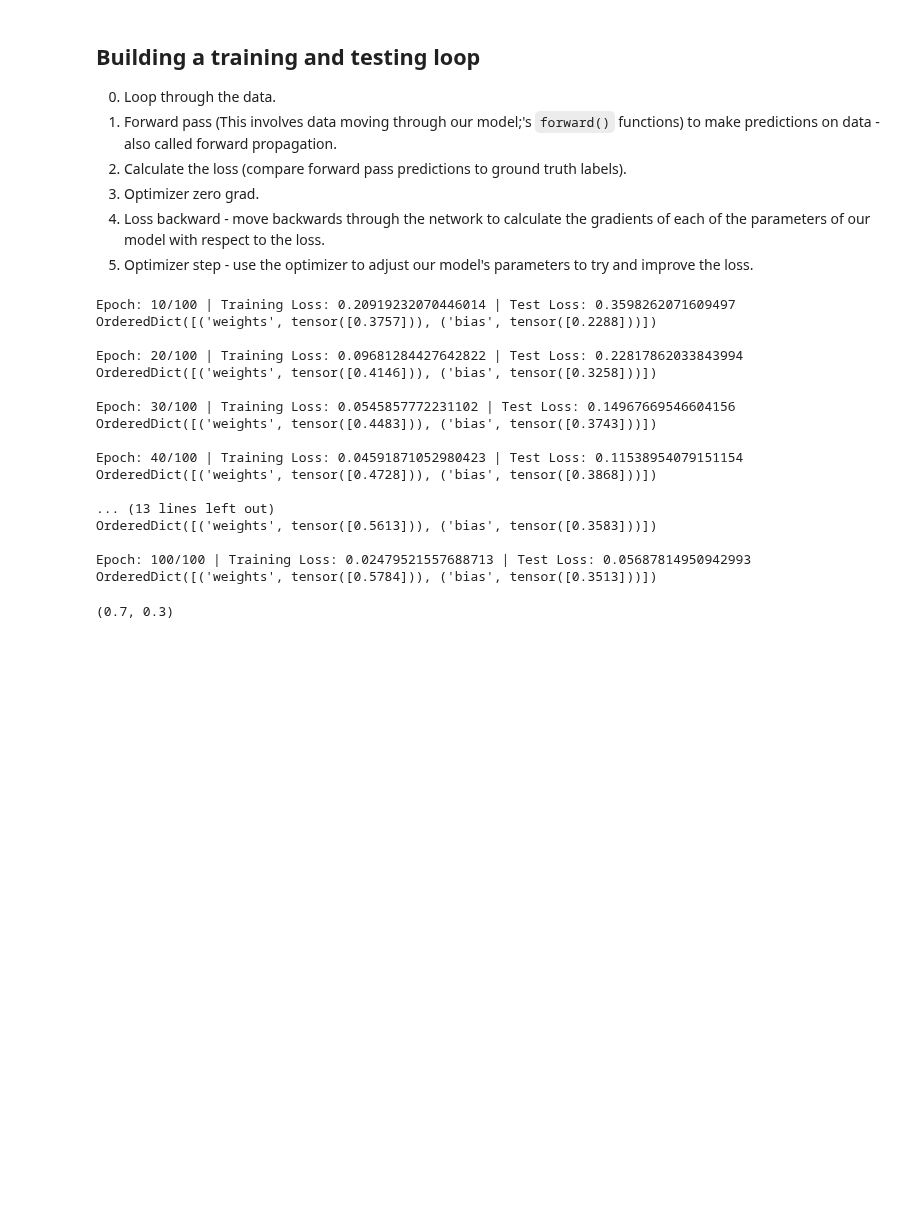
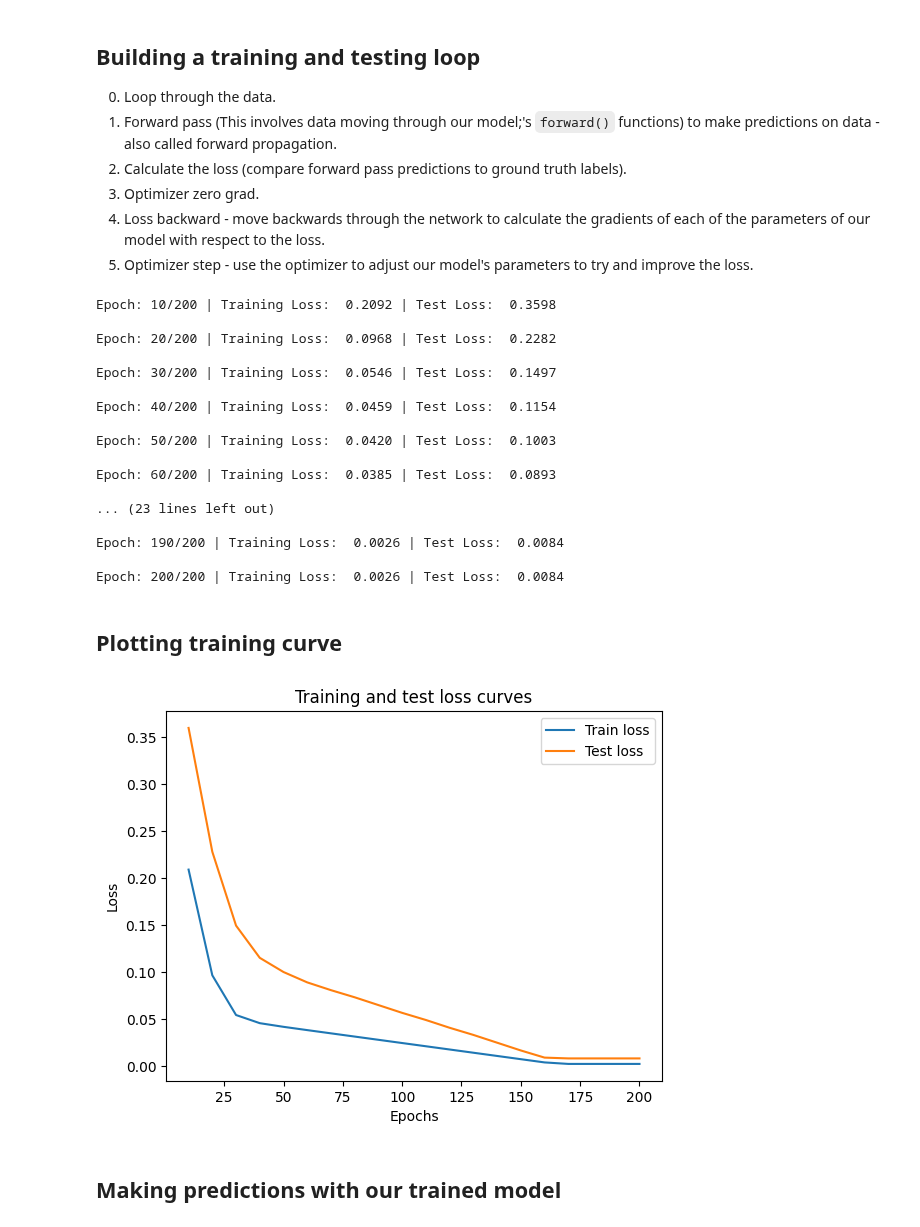
Before and after one commit to Muntasir2179/pytorch-learnig, a Jupyter notebook: 01_pytorch_workflow.ipynb, the cells around one changed output. Saved outputs shown, nothing was run; the diff lists cells and outputs as text; code cells hidden in the pictures; blank space fills up the shorter version.

Commit message:
training curve and prediction curve

```diff
--- a/01_pytorch_workflow.ipynb
+++ b/01_pytorch_workflow.ipynb
@@ -203,7 +203,12 @@ optimizer = torch.optim.SGD(params=model_0.parameters(),
 4. Loss backward - move backwards through the network to calculate the gradients of each of the parameters of our model with respect to the loss.
 5. Optimizer step - use the optimizer to adjust our model's parameters to try and improve the loss.
 # %%
-epochs = 100
+epochs = 200
+
+# track different values
+epoch_count = []
+training_loss_values = []
+test_loss_values = []
 
 # training loop
 # 0. loop through the data
@@ -238,31 +243,46 @@ for epoch in range(1 , epochs + 1):
 
   # printing whats happning
   if epoch % 10 == 0:
-    print(f"Epoch: {epoch}/{epochs} | Training Loss: {training_loss} | Test Loss: {test_loss}")
-    print(model_0.state_dict())
+    epoch_count.append(epoch)
+    training_loss_values.append(training_loss)
+    test_loss_values.append(test_loss)
+
+    print(f"Epoch: {epoch}/{epochs} | Training Loss: {training_loss: 0.4f} | Test Loss: {test_loss: 0.4f}")
+    # print(model_0.state_dict())
     print()
 # %% [output]
-Epoch: 10/100 | Training Loss: 0.20919232070446014 | Test Loss: 0.3598262071609497
-OrderedDict([('weights', tensor([0.3757])), ('bias', tensor([0.2288]))])
+Epoch: 10/200 | Training Loss:  0.2092 | Test Loss:  0.3598
 
-Epoch: 20/100 | Training Loss: 0.09681284427642822 | Test Loss: 0.22817862033843994
-OrderedDict([('weights', tensor([0.4146])), ('bias', tensor([0.3258]))])
+Epoch: 20/200 | Training Loss:  0.0968 | Test Loss:  0.2282
 
-Epoch: 30/100 | Training Loss: 0.0545857772231102 | Test Loss: 0.14967669546604156
-OrderedDict([('weights', tensor([0.4483])), ('bias', tensor([0.3743]))])
+Epoch: 30/200 | Training Loss:  0.0546 | Test Loss:  0.1497
 
-Epoch: 40/100 | Training Loss: 0.04591871052980423 | Test Loss: 0.11538954079151154
-OrderedDict([('weights', tensor([0.4728])), ('bias', tensor([0.3868]))])
+Epoch: 40/200 | Training Loss:  0.0459 | Test Loss:  0.1154
 
-... (13 lines left out)
-OrderedDict([('weights', tensor([0.5613])), ('bias', tensor([0.3583]))])
+Epoch: 50/200 | Training Loss:  0.0420 | Test Loss:  0.1003
 
-Epoch: 100/100 | Training Loss: 0.02479521557688713 | Test Loss: 0.05687814950942993
-OrderedDict([('weights', tensor([0.5784])), ('bias', tensor([0.3513]))])
+Epoch: 60/200 | Training Loss:  0.0385 | Test Loss:  0.0893
+
+... (23 lines left out)
+
+Epoch: 190/200 | Training Loss:  0.0026 | Test Loss:  0.0084
+
+Epoch: 200/200 | Training Loss:  0.0026 | Test Loss:  0.0084
-# %%
-weight, bias
-# %% [output]
-(0.7, 0.3)
+# %% [markdown]
+## Plotting training curve
+# %%
+# plot the loss curves
+plt.plot(epoch_count, torch.tensor(training_loss_values).numpy(), label='Train loss')
+plt.plot(epoch_count, torch.tensor(test_loss_values).numpy(), label='Test loss')
+plt.title("Training and test loss curves")
+plt.ylabel('Loss')
+plt.xlabel("Epochs")
+plt.legend()
+plt.show()
+# %% [output]
+[figure, added]
+# %% [markdown]
+## Making predictions with our trained model
 # %%
 with torch.inference_mode():
   y_preds_new = model_0(X_test)
```
Also changed, not shown: parts of 2 cells of this notebook.
